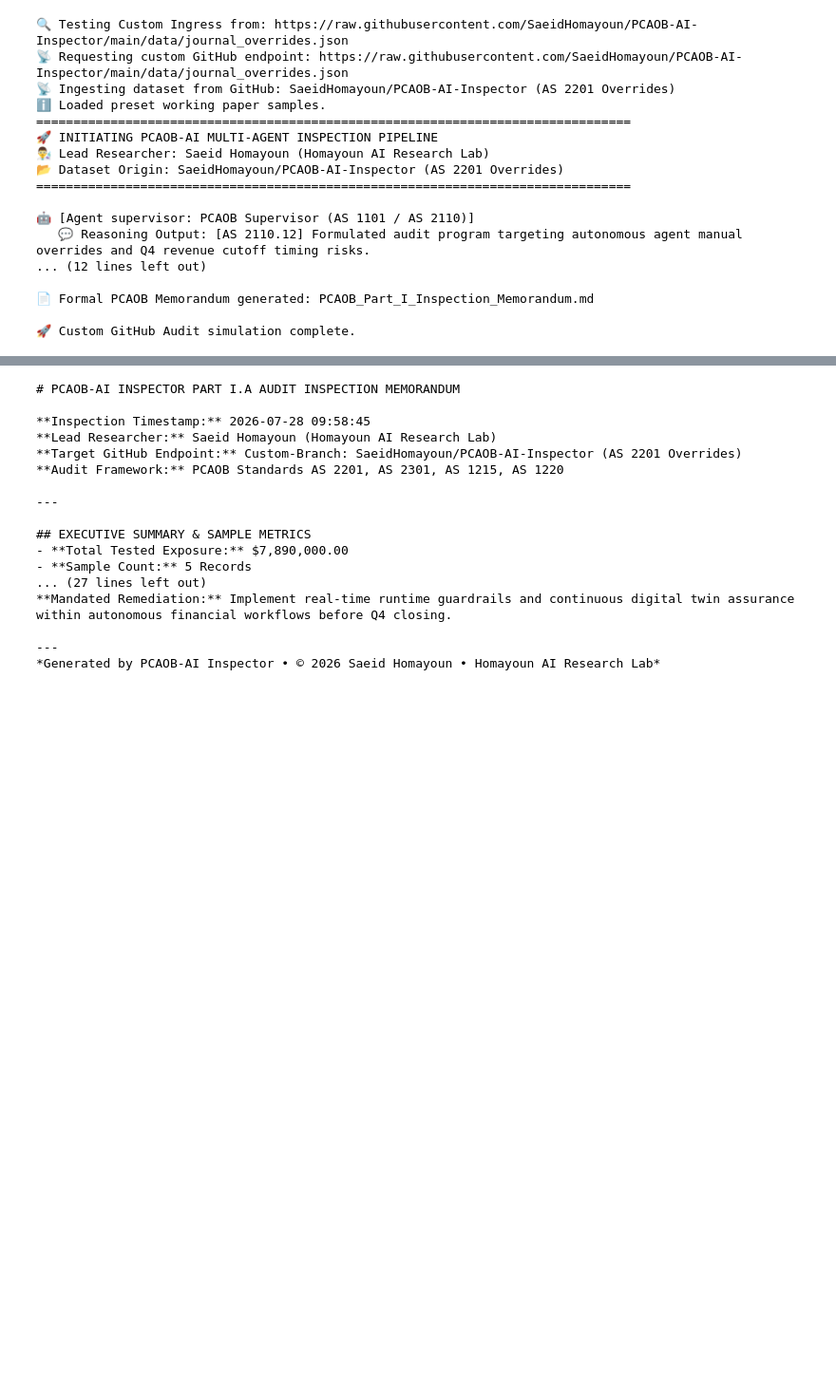
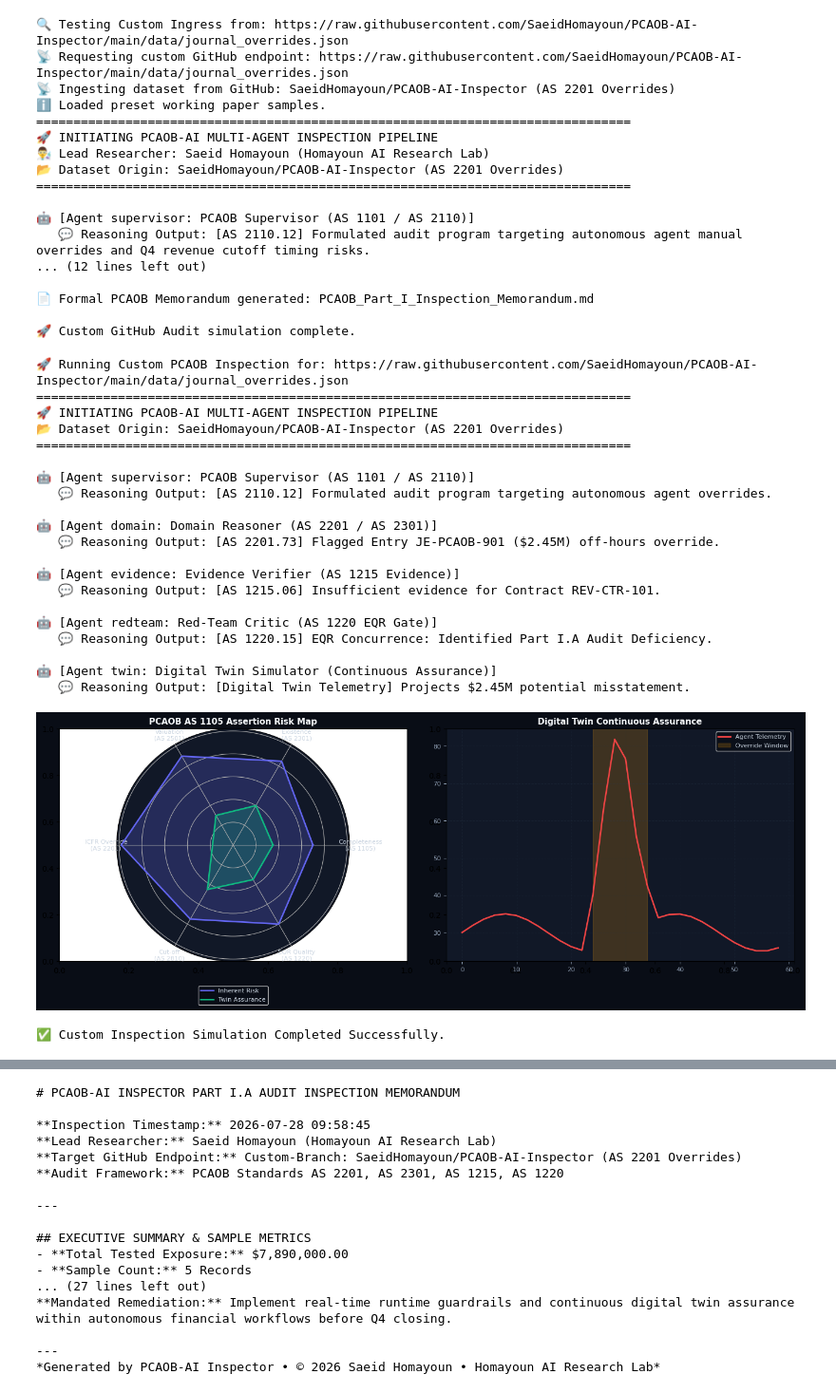
Before and after one commit to Saehon/AAA, a Jupyter notebook: PCAOB_AI_Inspector.ipynb, the cells around one changed output, grey strips where cells are left out. Shown at 95% size. Saved outputs shown, nothing was run; the diff lists cells and outputs as text; code cells hidden in the pictures; blank space fills up the shorter version.

```diff
--- a/PCAOB_AI_Inspector.ipynb
+++ b/PCAOB_AI_Inspector.ipynb
@@ -492,3 +257,48 @@ custom_github_audit_demo()
 📄 Formal PCAOB Memorandum generated: PCAOB_Part_I_Inspection_Memorandum.md
 
 🚀 Custom GitHub Audit simulation complete.
+# %%
+import pandas as pd
+
+# Defining the custom URL for the simulation
+custom_url = "https://raw.githubusercontent.com/SaeidHomayoun/PCAOB-AI-Inspector/main/data/journal_overrides.json"
+
+print(f"🚀 Running Custom PCAOB Inspection for: {custom_url}")
+
+# 1. Fetch data from the custom URL
+repo_name, custom_data = GitHubDataIngress.fetch_dataset(custom_url=custom_url)
+
+# 2. Initialize the Multi-Agent Pipeline (Simulation Mode)
+pipeline = CoScientistAgentPipeline(api_key=None)
+
+# 3. Execute the inspection
+findings = pipeline.execute_full_inspection(repo_name, custom_data)
+
+# 4. Generate the formal memorandum and plot telemetry
+generate_pcaob_memorandum(repo_name, custom_data, findings)
+generate_pcaob_research_plots(custom_data)
+
+print("\n✅ Custom Inspection Simulation Completed Successfully.")
+# %% [output]
+🚀 Running Custom PCAOB Inspection for: https://raw.githubusercontent.com/SaeidHomayoun/PCAOB-AI-Inspector/main/data/journal_overrides.json
+================================================================================
+🚀 INITIATING PCAOB-AI MULTI-AGENT INSPECTION PIPELINE
+📂 Dataset Origin: SaeidHomayoun/PCAOB-AI-Inspector (AS 2201 Overrides)
+================================================================================
+
+🤖 [Agent supervisor: PCAOB Supervisor (AS 1101 / AS 2110)]
+   💬 Reasoning Output: [AS 2110.12] Formulated audit program targeting autonomous agent overrides.
+
+🤖 [Agent domain: Domain Reasoner (AS 2201 / AS 2301)]
+   💬 Reasoning Output: [AS 2201.73] Flagged Entry JE-PCAOB-901 ($2.45M) off-hours override.
+
+🤖 [Agent evidence: Evidence Verifier (AS 1215 Evidence)]
+   💬 Reasoning Output: [AS 1215.06] Insufficient evidence for Contract REV-CTR-101.
+
+🤖 [Agent redteam: Red-Team Critic (AS 1220 EQR Gate)]
+   💬 Reasoning Output: [AS 1220.15] EQR Concurrence: Identified Part I.A Audit Deficiency.
+
+🤖 [Agent twin: Digital Twin Simulator (Continuous Assurance)]
+   💬 Reasoning Output: [Digital Twin Telemetry] Projects $2.45M potential misstatement.
+[figure, added]
+✅ Custom Inspection Simulation Completed Successfully.
```
Also changed, not shown: parts of 19 cells of this notebook.
